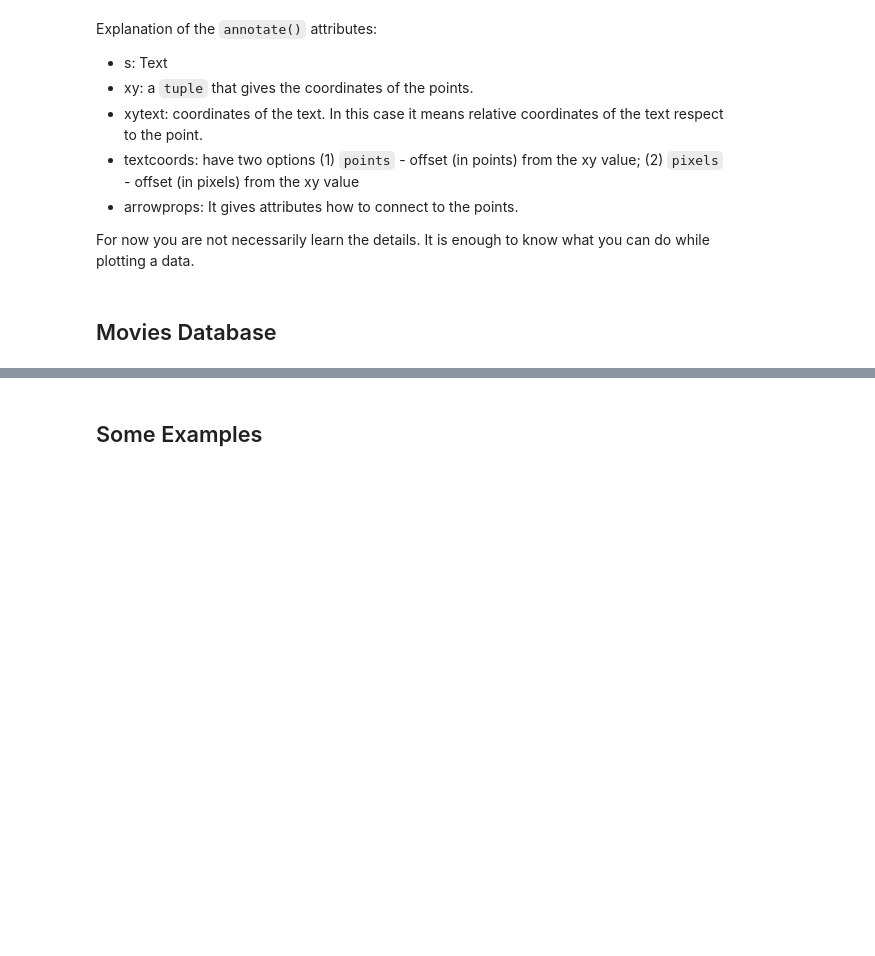
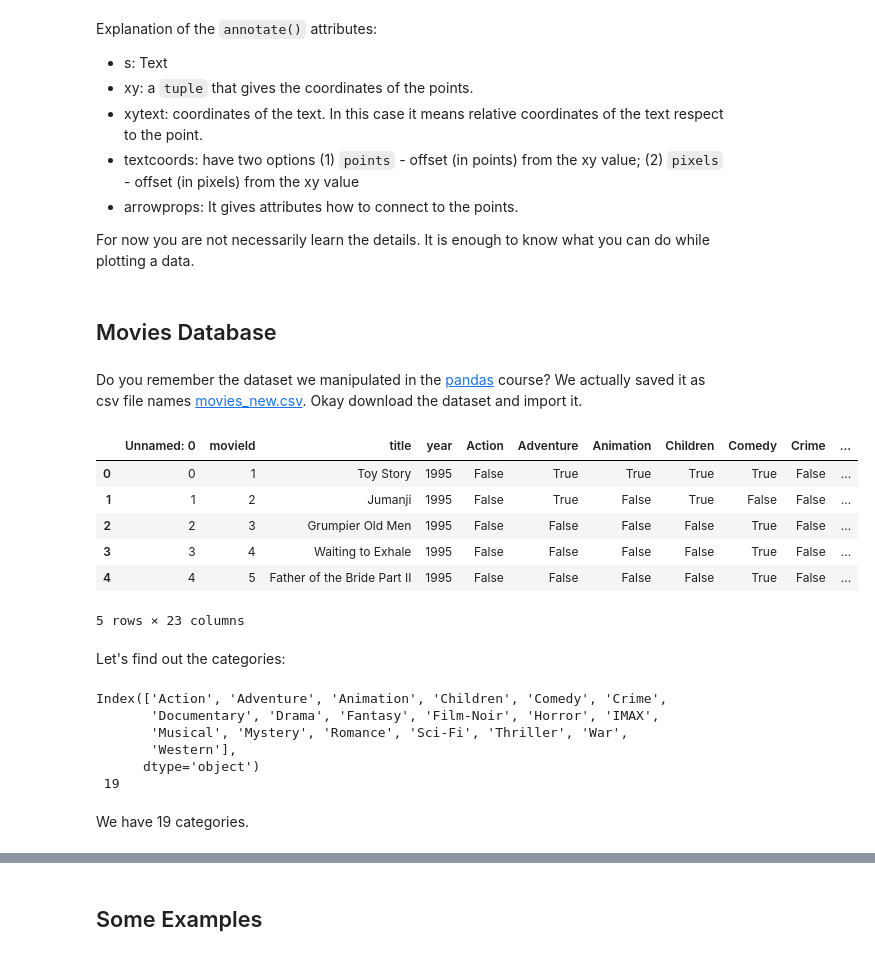
Before and after one commit to itueconomics/bil113e, a Jupyter notebook: notebooks/Data Visualization.ipynb, the cells around one changed output, grey strips where cells are left out. Cells and saved outputs as stored; diff of their text form; code cells hidden in the pictures; blank space fills up the shorter version.

```diff
--- a/notebooks/Data Visualization.ipynb
+++ b/notebooks/Data Visualization.ipynb
@@ -190,3 +190,31 @@ Explanation of the `annotate()` attributes:
 For now you are not necessarily learn the details. It is enough to know what you can do while plotting a data.
 # %% [markdown]
 ## Movies Database
+# %% [markdown]
+Do you remember the dataset we manipulated in the [pandas](https://itueconomics.github.io/bil113e/python3-pandas.html) course? We actually saved it as csv file names [movies_new.csv](/bil113e/assets/movies_new.csv). Okay download the dataset and import it.
+# %%
+mv = pd.read_csv('movies_new.csv',encoding='latin1')
+mv.head()
+# %% [output]
+|  | Unnamed: 0 | movieId | title | year | Action | Adventure | Animation | Children | Comedy | Crime | ... |
+| 0 | 0 | 1 | Toy Story | 1995 | False | True | True | True | True | False | ... |
+| 1 | 1 | 2 | Jumanji | 1995 | False | True | False | True | False | False | ... |
+| 2 | 2 | 3 | Grumpier Old Men | 1995 | False | False | False | False | True | False | ... |
+| 3 | 3 | 4 | Waiting to Exhale | 1995 | False | False | False | False | True | False | ... |
+| 4 | 4 | 5 | Father of the Bride Part II | 1995 | False | False | False | False | True | False | ... |
+5 rows × 23 columns
+# %% [markdown]
+Let's find out the categories:
+# %%
+cat_names = mv.columns
+cat_names = cat_names[4:]
+print(cat_names, '\n',len(cat_names))
+# %% [output]
+Index(['Action', 'Adventure', 'Animation', 'Children', 'Comedy', 'Crime',
+       'Documentary', 'Drama', 'Fantasy', 'Film-Noir', 'Horror', 'IMAX',
+       'Musical', 'Mystery', 'Romance', 'Sci-Fi', 'Thriller', 'War',
+       'Western'],
+      dtype='object')
+ 19
+# %% [markdown]
+We have 19 categories.
```
Also changed, not shown: parts of 17 cells of this notebook, 3 other files.
